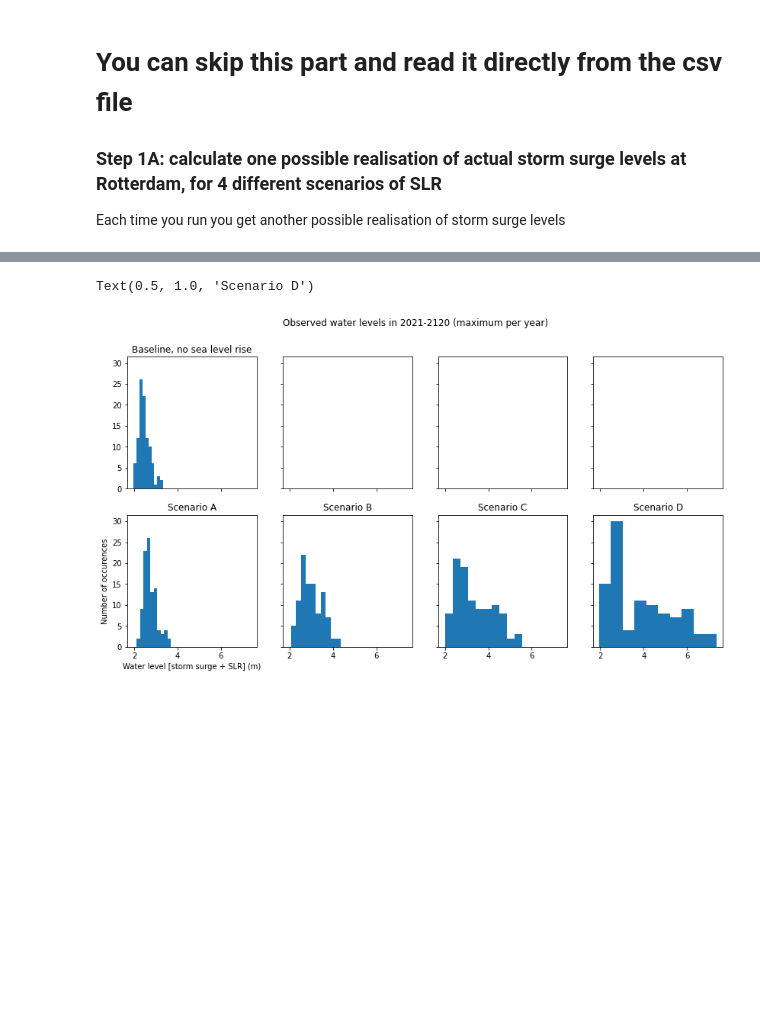
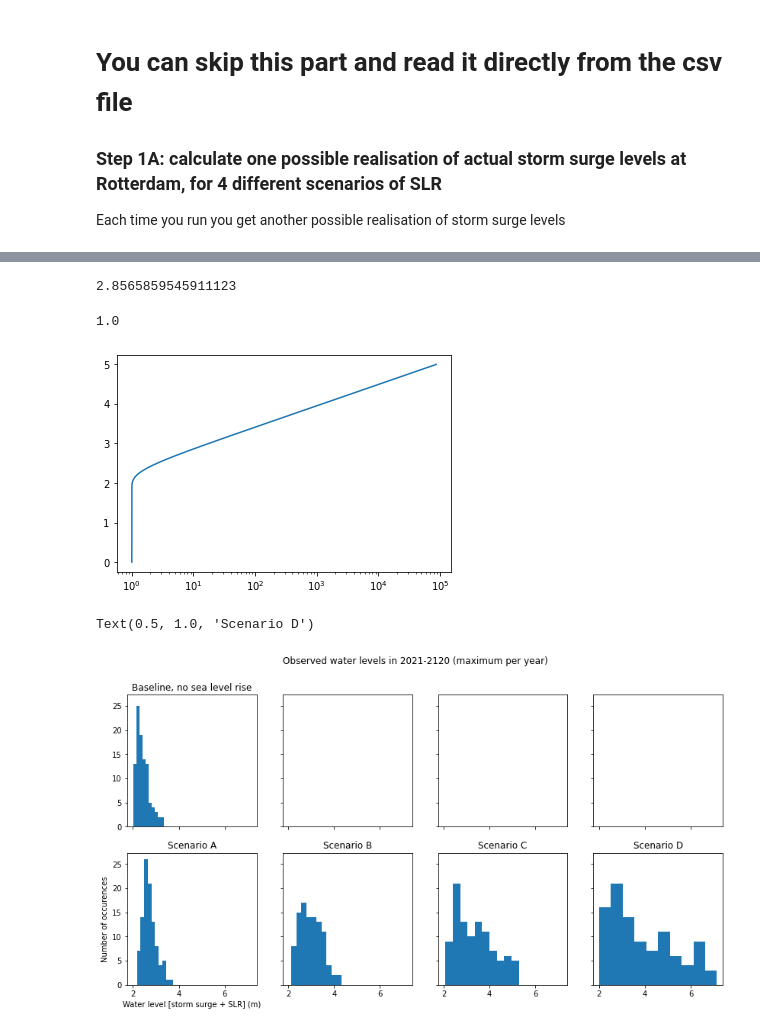
Before and after one commit to keesvanginkel/Urban-SETP, a Jupyter notebook: Generate_storm_surges.ipynb, the cells around one changed output, grey strips where cells are left out. Saved outputs shown, nothing was run; the diff lists cells and outputs as text; code cells hidden in the pictures; blank space fills up the shorter version.

```diff
--- a/Generate_storm_surges.ipynb
+++ b/Generate_storm_surges.ipynb
@@ -23,0 +37,15 @@ surges_t = np.random.gumbel(mu,beta,size=100) #calculates a storm surge level (m
+# %%
+mu = 2.33
+beta = 0.234
+
+def Gumbel(x,mu,beta):
+    "Returns the cumulative probability that X <= xp"
+    return exp(-1* exp((mu-x)/beta))
+
+def Gumbel_RP(x,mu,beta):
+    return 1/(1-Gumbel(x,mu,beta))
+
+def Gumbel_inverse(RP,mu,beta):
+    "Returns the water level h (m) for a Gumbel distributed PDF"
+    waterlevel = mu - beta * log(-1 * log((RP-1)/RP))
+    return waterlevel
@@ -24,3 +66,18 @@ surges_t = np.random.gumbel(mu,beta,size=100) #calculates a storm surge level (m
+# %%
+Gumbel_inverse(10,mu,beta)
+# %% [output]
+2.8565859545911123
+# %%
+RP(0,mu,beta)
+# %% [output]
+1.0
+# %%
+x = np.arange(0,5,0.01)
+x
+plt.plot([RP(x,mu,beta) for x in x],x)
+plt.xscale('log')
+# %% [output]
+[figure, added]
 # %%
 #SLR scenarios
 year = [2000,2020,2050,2075,2100]
@@ -73,7 +130,7 @@ axes[1,2].set_title('Scenario C')
 axes[1,3].set_title('Scenario D')
 # %% [output]
 Text(0.5, 1.0, 'Scenario D')
-[figure, old version]
+[figure, new version]
 # %%
 #Plot as a time series
 
```
Also changed, not shown: parts of 6 cells of this notebook, 2 other files.
